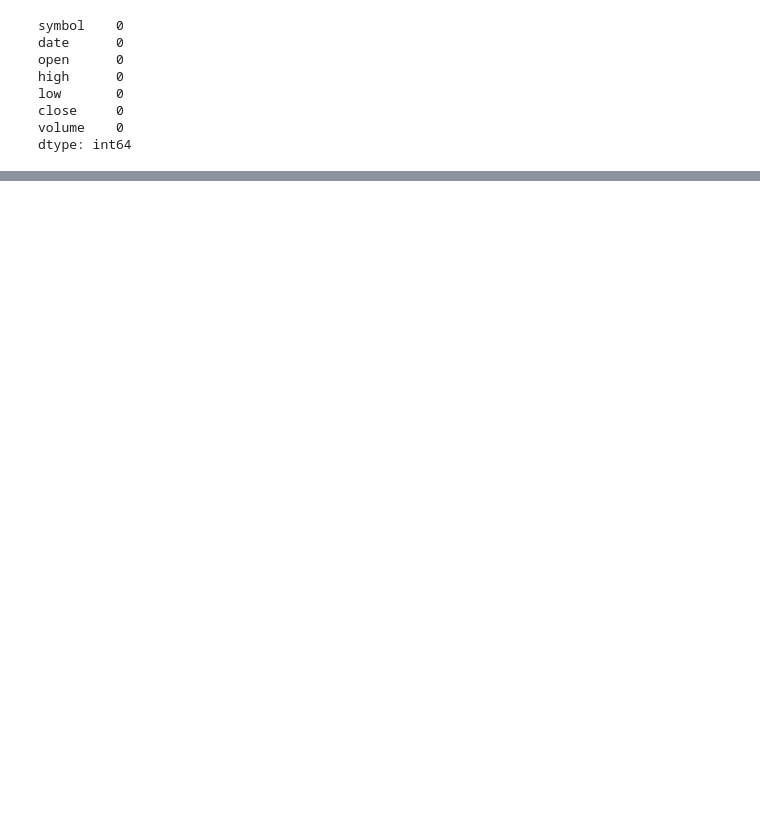
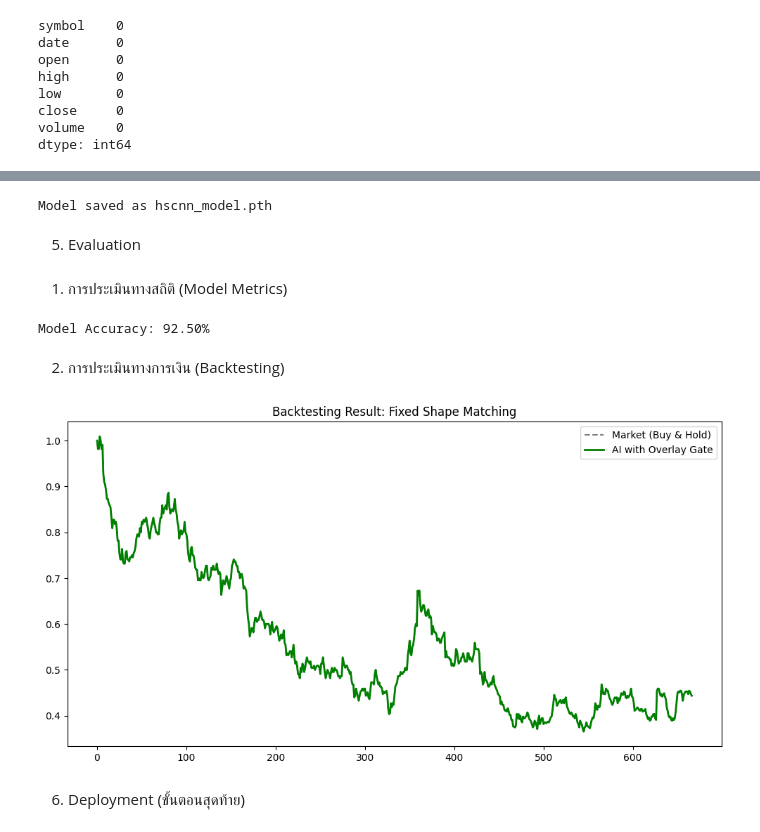
Before and after one commit to hilmanyusoh/Stock-market-chart-pattern-recognition-using-deep-learning, a Jupyter notebook: stock_pattern/code/detect_h&d_dl.ipynb, the cells around one changed output, grey strips where cells are left out. Drawn from its saved outputs; the diff is of its cells as text; code cells hidden in the pictures; blank space fills up the shorter version.

```diff
--- a/stock_pattern/code/detect_h&d_dl.ipynb
+++ b/stock_pattern/code/detect_h&d_dl.ipynb
@@ -93,0 +277,61 @@ End Date: 2025-12-26 00:00:00
+# %%
+torch.save(model.state_dict(), 'hscnn_model.pth')
+print("Model saved as hscnn_model.pth")
+# %% [output]
+Model saved as hscnn_model.pth
+# %% [markdown]
+5. Evaluation
+# %% [markdown]
+1. การประเมินทางสถิติ (Model Metrics)
+# %%
+model.eval() # ปรับโมเดลเข้าสู่โหมดประเมินผล
+with torch.no_grad():
+    predictions = model(X_train) # ในงานจริงต้องใช้ X_test
+    # แปลง Probability เป็น 0 หรือ 1 (Threshold = 0.5)
+    predicted_classes = (predictions > 0.5).float()
+
+    # คำนวณความแม่นยำ
+    correct = (predicted_classes == y_train).sum().item()
+    accuracy = correct / y_train.size(0)
+
+print(f"Model Accuracy: {accuracy * 100:.2f}%")
+# %% [output]
+Model Accuracy: 92.50%
+# %% [markdown]
+2. การประเมินทางการเงิน (Backtesting)
+# %%
+import numpy as np
+
+# 1. คำนวณผลตอบแทนตลาด (เริ่มตั้งแต่จุดที่โมเดลเริ่มทายได้ คือหลัง window 64)
+# เราจะใช้ข้อมูลตั้งแต่ index ที่ 64 เป็นต้นไป
+market_returns = df['close'].pct_change().iloc[64:].values
+
+# 2. ปรับขนาด allocations ให้เท่ากับ market_returns
+# เนื่องจาก market_returns อาจมีค่า NaN ในตัวแรก หรือจำนวนไม่ตรงกัน
+# เราจะตัดให้ทั้งคู่เหลือความยาวเท่ากับตัวที่สั้นที่สุด
+min_len = min(len(market_returns), len(allocations))
+
+market_returns_trimmed = market_returns[:min_len]
+allocations_trimmed = np.array(allocations[:min_len])
+
+# 3. คำนวณผลตอบแทนของกลยุทธ์ AI
+# ตอนนี้ขนาดจะเท่ากันแล้ว (เช่น 666 กับ 666)
+strategy_returns = market_returns_trimmed * allocations_trimmed
+
+# 4. คำนวณกำไรสะสม (กำจัดค่า NaN เพื่อไม่ให้กราฟพัง)
+cum_market = (1 + np.nan_to_num(market_returns_trimmed)).cumprod()
+cum_strategy = (1 + np.nan_to_num(strategy_returns)).cumprod()
+
+# 5. พล็อตกราฟใหม่
+plt.figure(figsize=(12, 6))
+plt.plot(cum_market, label='Market (Buy & Hold)', color='gray', linestyle='--')
+plt.plot(cum_strategy, label='AI with Overlay Gate', color='green', linewidth=2)
+plt.fill_between(range(len(cum_strategy)), cum_strategy, cum_market,
+                 where=(cum_strategy > cum_market), color='green', alpha=0.1)
+plt.title('Backtesting Result: Fixed Shape Matching')
+plt.legend()
+plt.show()
+# %% [output]
+[figure, added]
+# %% [markdown]
+6. Deployment (ขั้นตอนสุดท้าย)
```
Also changed, not shown: parts of 23 cells of this notebook, 1 other file.
